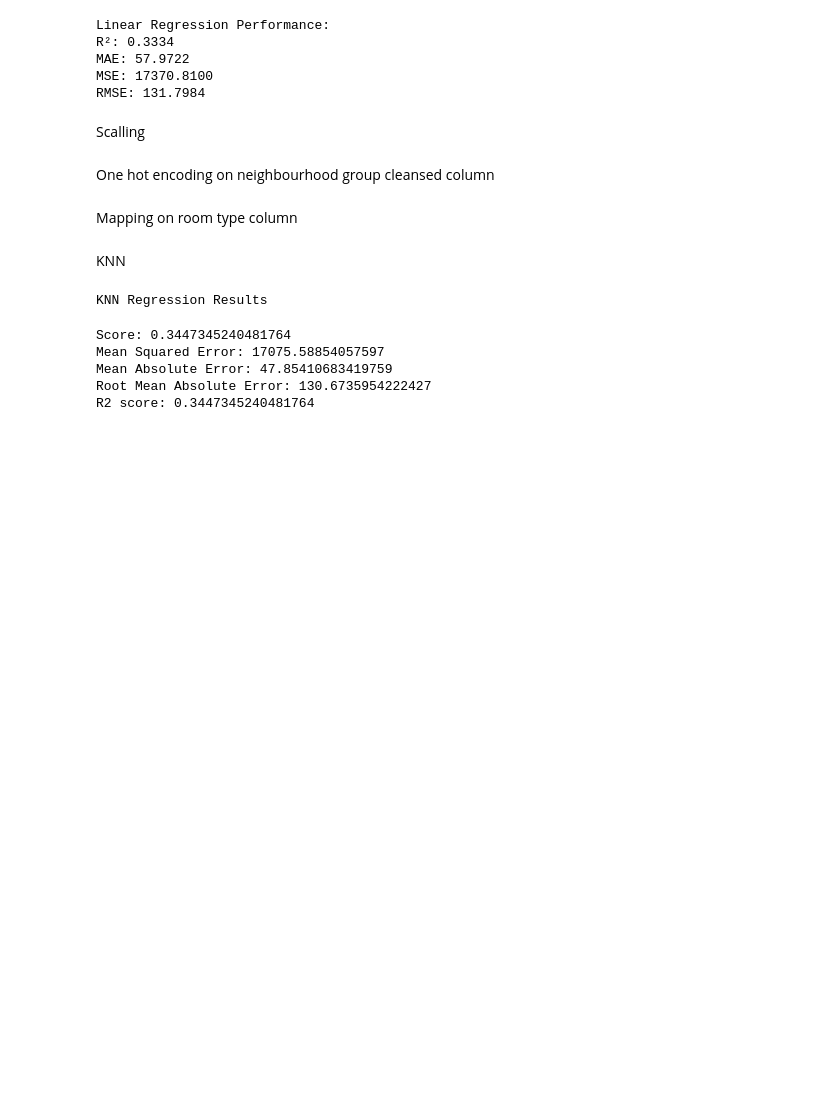
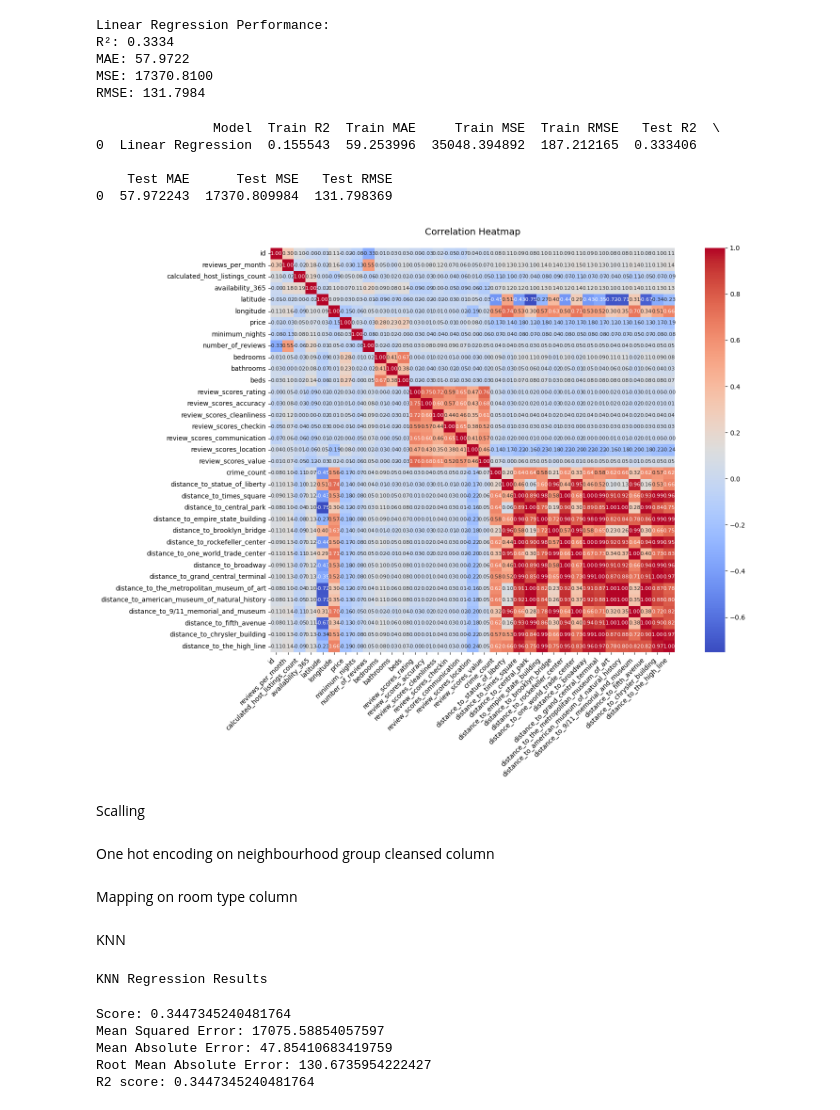
Before and after one commit to bluenightx/Test_ML, a Jupyter notebook: Test-Final.ipynb, the cells around one changed output. Drawn from its saved outputs; the diff is of its cells as text; code cells hidden in the pictures; blank space fills up the shorter version.

```diff
--- a/Test-Final.ipynb
+++ b/Test-Final.ipynb
@@ -107,6 +144,79 @@ R²: 0.3334
 MAE: 57.9722
 MSE: 17370.8100
 RMSE: 131.7984
+# %%
+lr = LinearRegression()
+lr.fit(X_train, y_train)
+
+# Predictions
+y_train_pred_lr = lr.predict(X_train)
+y_test_pred_lr = lr.predict(X_test)
+
+# Train metrics
+lr_train_r2 = r2_score(y_train, y_train_pred_lr)
+lr_train_mae = mean_absolute_error(y_train, y_train_pred_lr)
+lr_train_mse = mean_squared_error(y_train, y_train_pred_lr)
+lr_train_rmse = np.sqrt(lr_train_mse)
+
+# Test metrics
+lr_test_r2 = r2_score(y_test, y_test_pred_lr)
+lr_test_mae = mean_absolute_error(y_test, y_test_pred_lr)
+lr_test_mse = mean_squared_error(y_test, y_test_pred_lr)
+lr_test_rmse = np.sqrt(lr_test_mse)
+
+# Create DataFrame
+lr_results = pd.DataFrame(
+    [[
+        'Linear Regression',
+        lr_train_r2, lr_train_mae, lr_train_mse, lr_train_rmse,
+        lr_test_r2, lr_test_mae, lr_test_mse, lr_test_rmse
+    ]],
+    columns=[
+        'Model',
+        'Train R2', 'Train MAE', 'Train MSE', 'Train RMSE',
+        'Test R2', 'Test MAE', 'Test MSE', 'Test RMSE'
+    ]
+)
+
+print(lr_results)
+# %% [output]
+               Model  Train R2  Train MAE     Train MSE  Train RMSE   Test R2  \
+0  Linear Regression  0.155543  59.253996  35048.394892  187.212165  0.333406
+
+    Test MAE      Test MSE   Test RMSE
+0  57.972243  17370.809984  131.798369
+# %%
+#Correlation Heatmap to visualize relationships between numeric features to select features for ML model
+
+# Select numeric columns
+numeric_cols = airbnb_crime.select_dtypes(include=[np.number])
+
+# Compute correlations
+corr = numeric_cols.corr()
+
+# Set up figure size
+plt.figure(figsize=(16, 12))
+
+# Plot heatmap
+sns.heatmap(
+    corr,
+    annot=True,
+    fmt=".2f",       # show 2 decimal places
+    cmap="coolwarm", # color palette
+    cbar=True,
+    square=True,
+    annot_kws={"size": 8}  # smaller font for annotations
+)
+
+# Rotate axis labels for clarity
+plt.xticks(rotation=45, ha="right")
+plt.yticks(rotation=0)
+
+plt.title("Correlation Heatmap", fontsize=14, pad=20)
+plt.tight_layout()
+plt.show()
+# %% [output]
+[figure, added]
 # %%
 X_train, X_test, y_train, y_test = train_test_split(X, y, test_size=0.2, random_state=42)
 # %%
```
Also changed, not shown: parts of 19 cells of this notebook.
